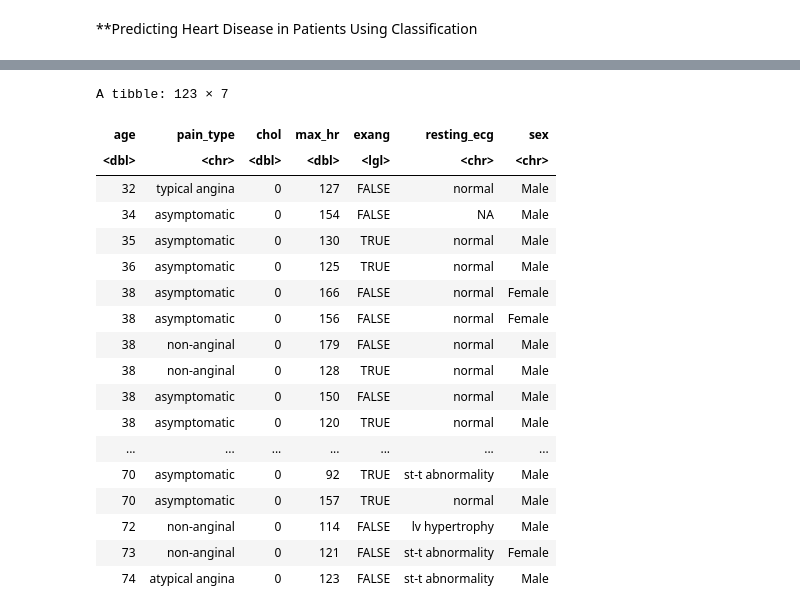
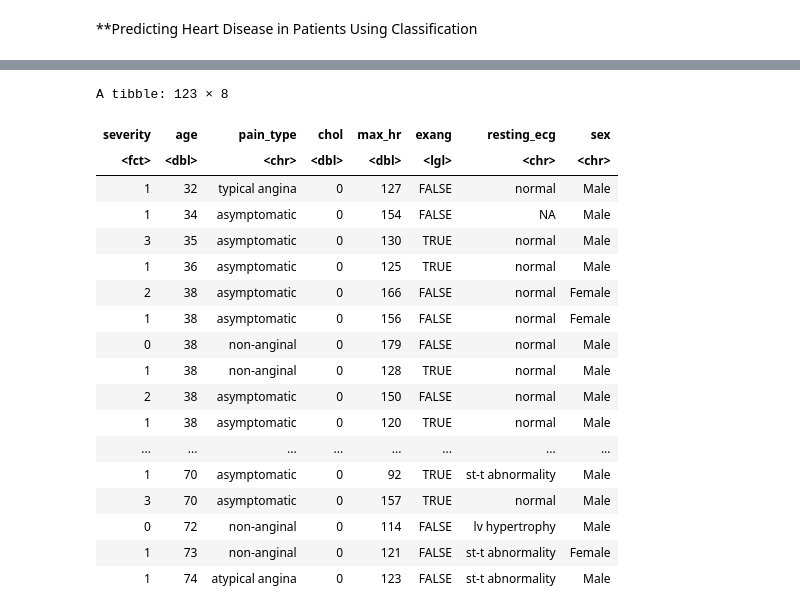
Before and after one commit to cocom250/DSCI-100-Group-17, a Jupyter notebook: group_project_proposal.ipynb, the cells around one changed output, grey strips where cells are left out. Cells and saved outputs as stored; diff of their text form; code cells hidden in the pictures.

Commit message:
Summarize and visualized data

```diff
--- a/group_project_proposal.ipynb
+++ b/group_project_proposal.ipynb
@@ -81,26 +79,26 @@ A spec_tbl_df: 920 × 16
 | 920 | 62 | Male | VA Long Beach | atypical angina | 120 | 254 | FALSE | lv hypertrophy | 93 | TRUE | ... |
 # %%
 heart_disease_data <- filter(heart_disease_data, region == "Switzerland") |>
-    mutate(severity = as_factor(severity)) |>
-    select(age, pain_type, chol, max_hr, exang, resting_ecg, sex)
-heart_disease_data
+    mutate(severity = as.factor(severity)) |>
+    select(severity, age, pain_type, chol, max_hr, exang, resting_ecg, sex)
+heart_disease_data #cleaning up data, filtering for Switzerland region and selecting predictor columns
 # %% [output]
-A tibble: 123 × 7
+A tibble: 123 × 8
-| age | pain_type | chol | max_hr | exang | resting_ecg | sex |
-| <dbl> | <chr> | <dbl> | <dbl> | <lgl> | <chr> | <chr> |
-| 32 | typical angina | 0 | 127 | FALSE | normal | Male |
-| 34 | asymptomatic | 0 | 154 | FALSE | NA | Male |
-| 35 | asymptomatic | 0 | 130 | TRUE | normal | Male |
-| 36 | asymptomatic | 0 | 125 | TRUE | normal | Male |
-| 38 | asymptomatic | 0 | 166 | FALSE | normal | Female |
-| 38 | asymptomatic | 0 | 156 | FALSE | normal | Female |
-| 38 | non-anginal | 0 | 179 | FALSE | normal | Male |
-| 38 | non-anginal | 0 | 128 | TRUE | normal | Male |
-| 38 | asymptomatic | 0 | 150 | FALSE | normal | Male |
-| 38 | asymptomatic | 0 | 120 | TRUE | normal | Male |
-| ... | ... | ... | ... | ... | ... | ... |
-| 70 | asymptomatic | 0 | 92 | TRUE | st-t abnormality | Male |
-| 70 | asymptomatic | 0 | 157 | TRUE | normal | Male |
-| 72 | non-anginal | 0 | 114 | FALSE | lv hypertrophy | Male |
-| 73 | non-anginal | 0 | 121 | FALSE | st-t abnormality | Female |
-| 74 | atypical angina | 0 | 123 | FALSE | st-t abnormality | Male |
+| severity | age | pain_type | chol | max_hr | exang | resting_ecg | sex |
+| <fct> | <dbl> | <chr> | <dbl> | <dbl> | <lgl> | <chr> | <chr> |
+| 1 | 32 | typical angina | 0 | 127 | FALSE | normal | Male |
+| 1 | 34 | asymptomatic | 0 | 154 | FALSE | NA | Male |
+| 3 | 35 | asymptomatic | 0 | 130 | TRUE | normal | Male |
+| 1 | 36 | asymptomatic | 0 | 125 | TRUE | normal | Male |
+| 2 | 38 | asymptomatic | 0 | 166 | FALSE | normal | Female |
+| 1 | 38 | asymptomatic | 0 | 156 | FALSE | normal | Female |
+| 0 | 38 | non-anginal | 0 | 179 | FALSE | normal | Male |
+| 1 | 38 | non-anginal | 0 | 128 | TRUE | normal | Male |
+| 2 | 38 | asymptomatic | 0 | 150 | FALSE | normal | Male |
+| 1 | 38 | asymptomatic | 0 | 120 | TRUE | normal | Male |
+| ... | ... | ... | ... | ... | ... | ... | ... |
+| 1 | 70 | asymptomatic | 0 | 92 | TRUE | st-t abnormality | Male |
+| 3 | 70 | asymptomatic | 0 | 157 | TRUE | normal | Male |
+| 0 | 72 | non-anginal | 0 | 114 | FALSE | lv hypertrophy | Male |
+| 1 | 73 | non-anginal | 0 | 121 | FALSE | st-t abnormality | Female |
+| 1 | 74 | atypical angina | 0 | 123 | FALSE | st-t abnormality | Male |
```
Also changed, not shown: parts of 5 cells of this notebook.
